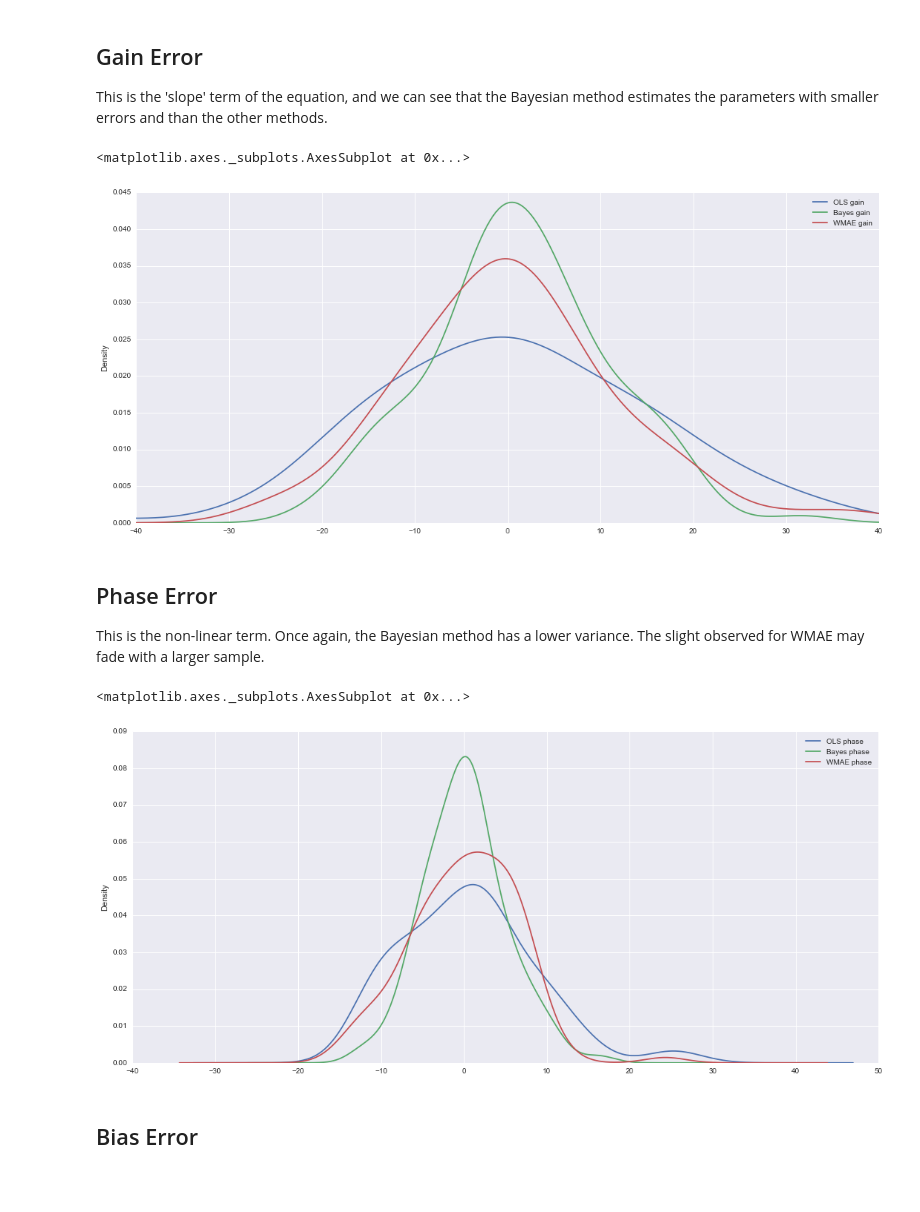
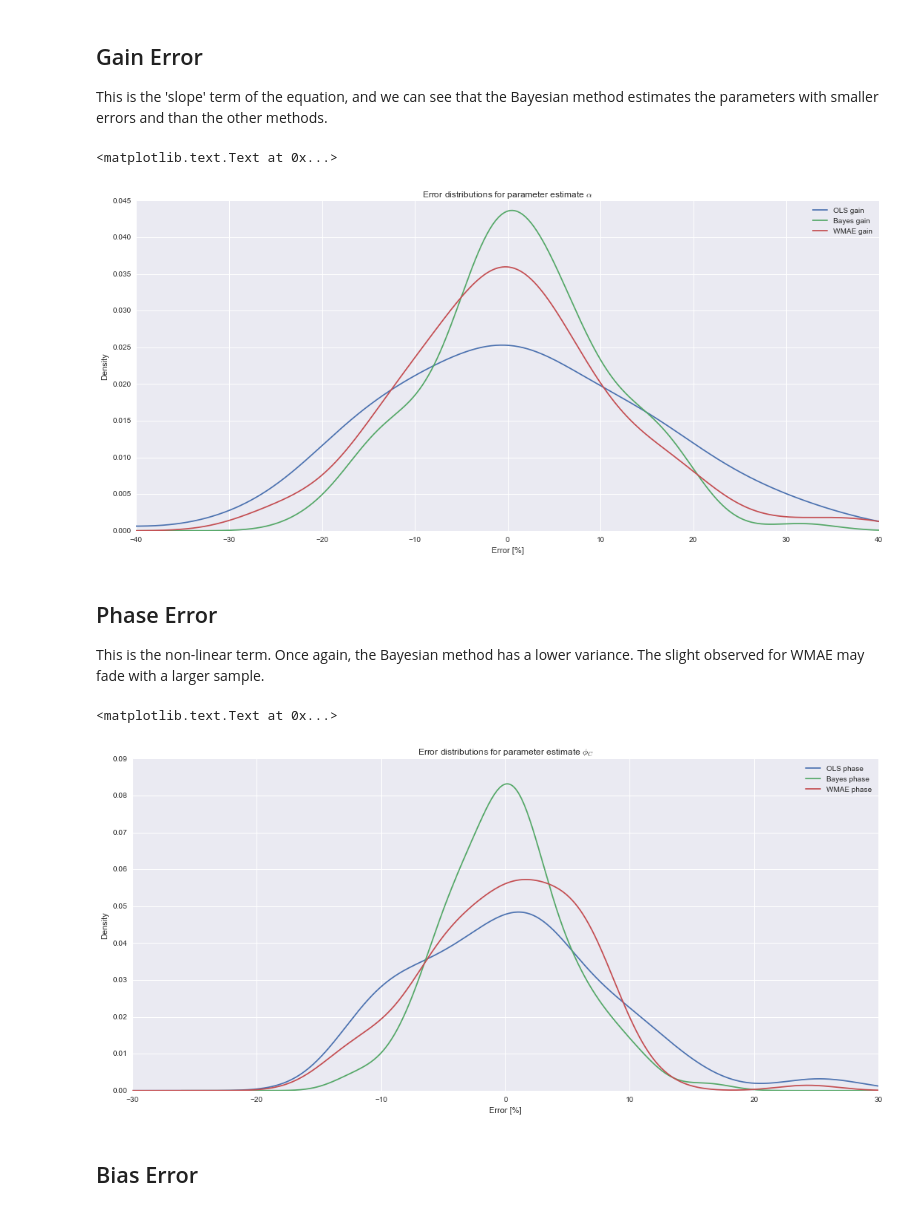
Before and after one commit to hermanc1/Measurement_Error_Models, a Jupyter notebook: Measurement Error Models using PyMC3.ipynb, the cells around one changed output. Drawn from its saved outputs; the diff is of its cells as text; code cells hidden in the pictures; blank space fills up the shorter version.

```diff
--- a/Measurement Error Models using PyMC3.ipynb
+++ b/Measurement Error Models using PyMC3.ipynb
@@ -616,18 +616,22 @@ np.round(results.describe([0.025, 0.5, 0.975]), 2)
 This is the 'slope' term of the equation, and we can see that the Bayesian method estimates the parameters with smaller errors and than the other methods.
 # %%
 results[['OLS gain','Bayes gain', 'WMAE gain']].plot(kind='kde', xlim=[-40, 40])
+plt.title(r'Error distributions for parameter estimate $\alpha$')
+plt.xlabel('Error [%]')
 # %% [output]
-<matplotlib.axes._subplots.AxesSubplot at 0x...>
+<matplotlib.text.Text at 0x...>
-[figure, old version]
+[figure, new version]
 # %% [markdown]
 ## Phase Error
 
 This is the non-linear term. Once again, the Bayesian method has a lower variance. The slight observed for WMAE may fade with a larger sample.
 # %%
-results[['OLS phase', 'Bayes phase', 'WMAE phase']].plot(kind='kde')
+results[['OLS phase', 'Bayes phase', 'WMAE phase']].plot(kind='kde', xlim=[-30, 30])
+plt.title(r'Error distributions for parameter estimate $\phi_{C}$')
+plt.xlabel('Error [%]')
 # %% [output]
-<matplotlib.axes._subplots.AxesSubplot at 0x...>
+<matplotlib.text.Text at 0x...>
-[figure, old version]
+[figure, new version]
 # %% [markdown]
 ## Bias Error
 # %% [markdown]
```
Also changed, not shown: parts of 31 cells of this notebook.
